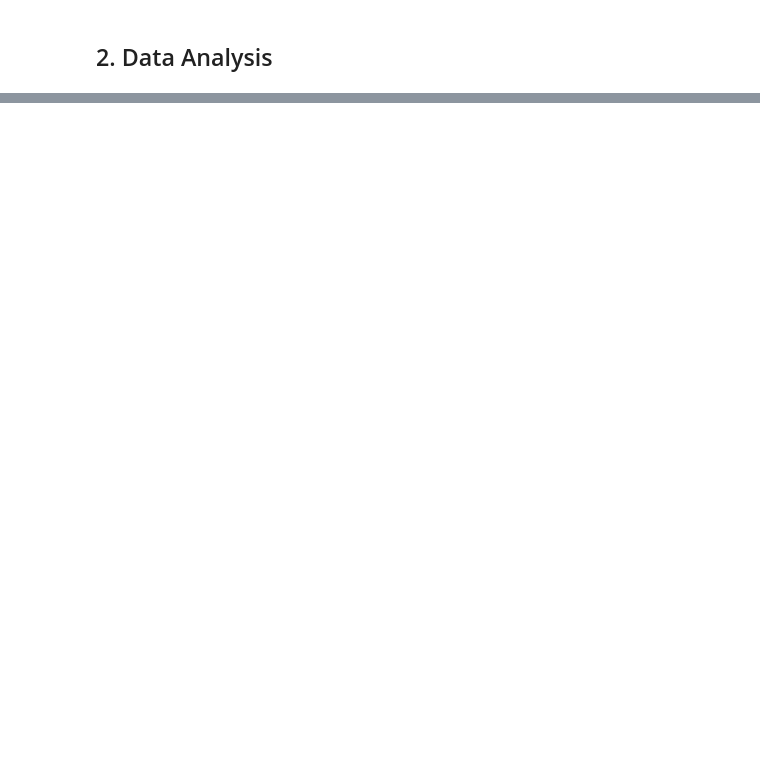
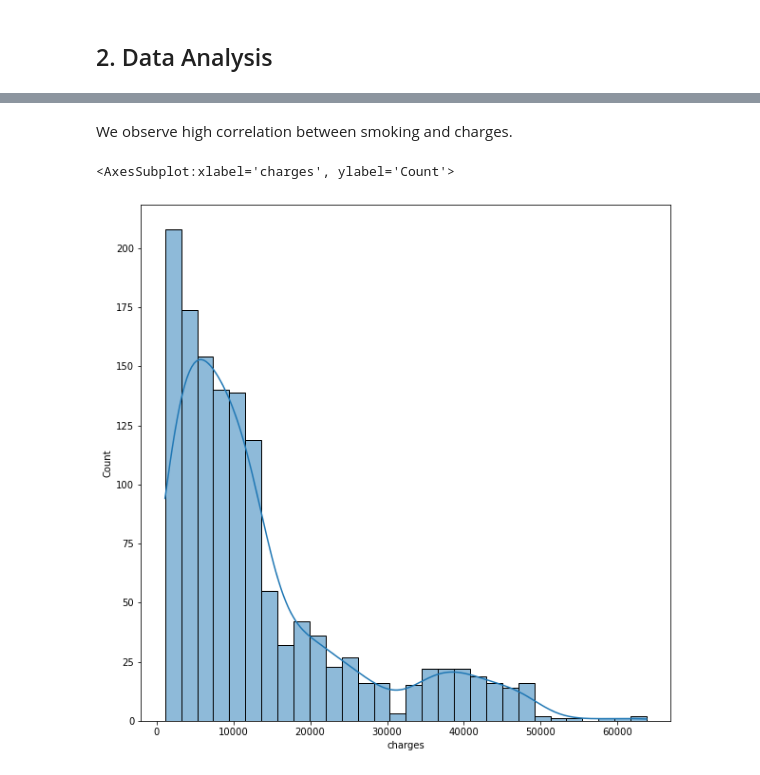
Before and after one commit to utkuozbudak/insurance_forecast, a Jupyter notebook: insurance_forecast.ipynb, the cells around one changed output, grey strips where cells are left out. Cells and saved outputs as stored; diff of their text form; code cells hidden in the pictures; blank space fills up the shorter version.

```diff
--- a/insurance_forecast.ipynb
+++ b/insurance_forecast.ipynb
@@ -76,0 +90,9 @@ sns.heatmap(data.corr(), annot=True, mask=mask, cmap=colormap, linewidths=0.3)
+# %% [markdown]
+We observe high correlation between smoking and charges.
+# %%
+# See the distribution of charges
+plt.figure(figsize=(10, 10))
+sns.histplot(data["charges"], kde=True)
+# %% [output]
+<AxesSubplot:xlabel='charges', ylabel='Count'>
+[figure, added]
```
Also changed, not shown: parts of 8 cells of this notebook.
